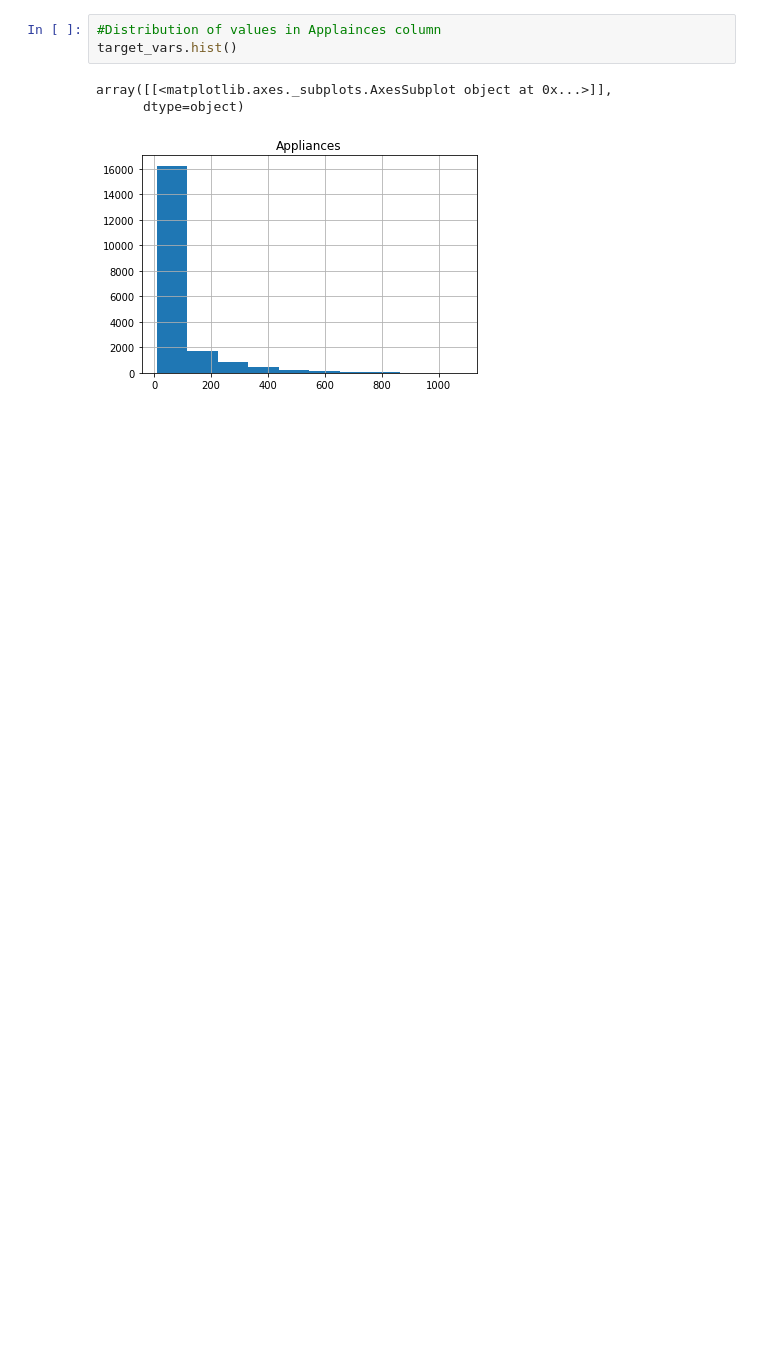
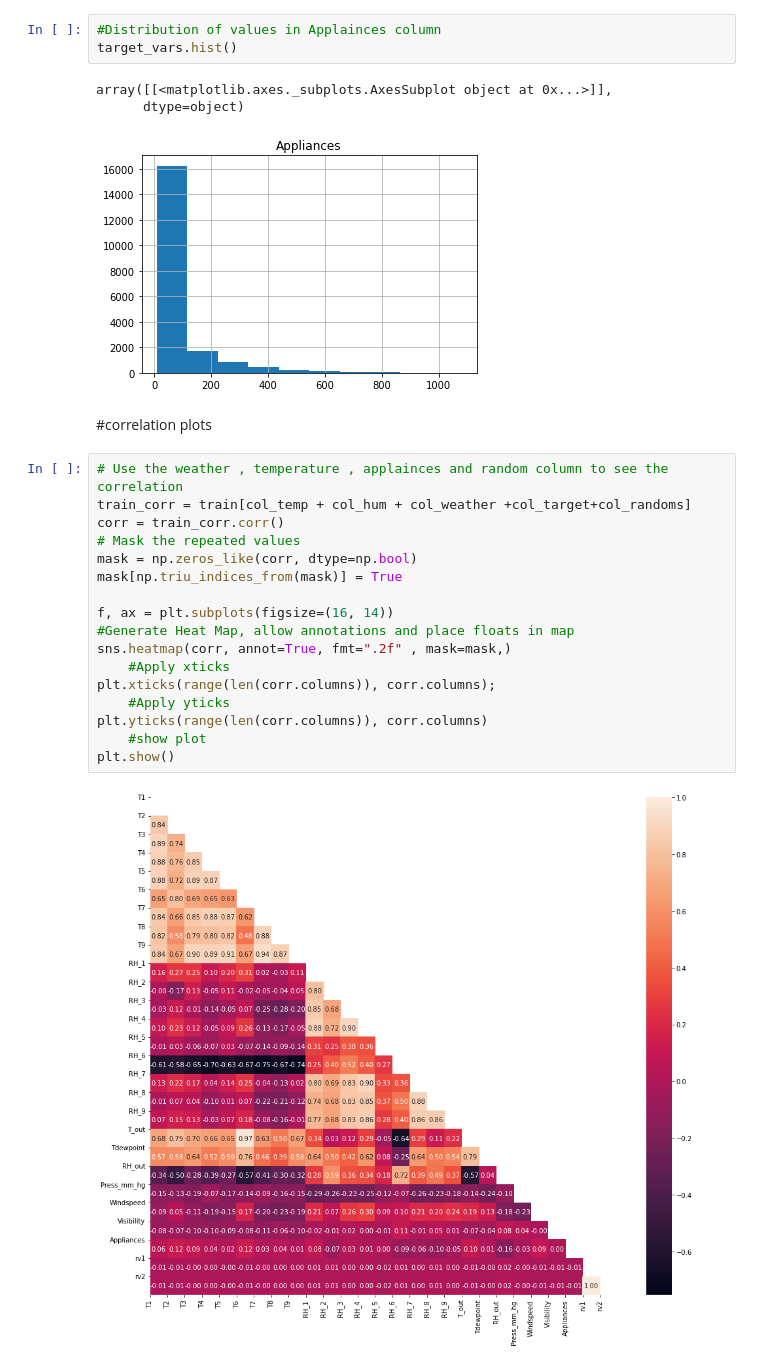
Before and after one commit to pritesh2292/Appliance-Energy-Prediction, a Jupyter notebook: Appliance_Energy_Prediction.ipynb, the cells around one changed output. Drawn from its saved outputs; the diff is of its cells as text; blank space fills up the shorter version.

```diff
--- a/Appliance_Energy_Prediction.ipynb
+++ b/Appliance_Energy_Prediction.ipynb
@@ -268,3 +268,24 @@ target_vars.hist()
 array([[<matplotlib.axes._subplots.AxesSubplot object at 0x...>]],
       dtype=object)
 [figure]
+# %% [markdown]
+#correlation plots
+# %%
+# Use the weather , temperature , applainces and random column to see the correlation
+train_corr = train[col_temp + col_hum + col_weather +col_target+col_randoms]
+corr = train_corr.corr()
+# Mask the repeated values
+mask = np.zeros_like(corr, dtype=np.bool)
+mask[np.triu_indices_from(mask)] = True
+
+f, ax = plt.subplots(figsize=(16, 14))
+#Generate Heat Map, allow annotations and place floats in map
+sns.heatmap(corr, annot=True, fmt=".2f" , mask=mask,)
+    #Apply xticks
+plt.xticks(range(len(corr.columns)), corr.columns);
+    #Apply yticks
+plt.yticks(range(len(corr.columns)), corr.columns)
+    #show plot
+plt.show()
+# %% [output]
+[figure, added]
```
Also changed, not shown: parts of 2 cells of this notebook.
